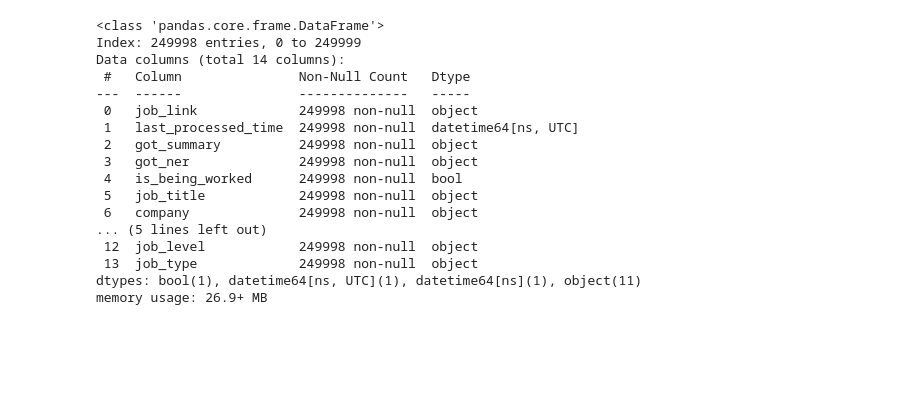
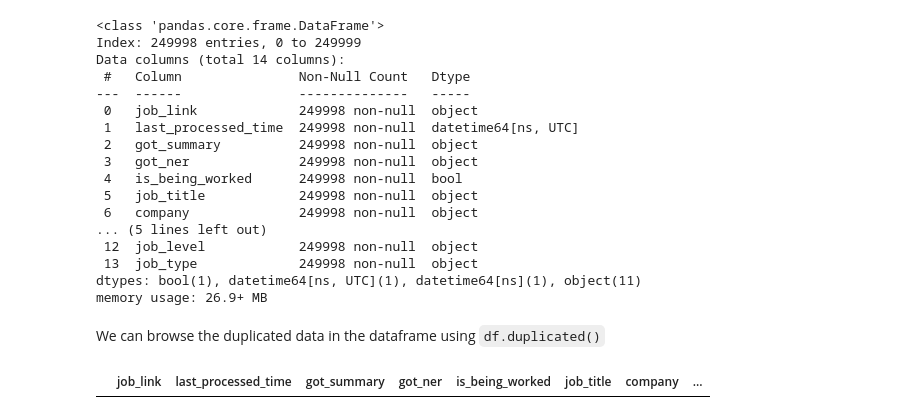
Before and after one commit to YaserKhy/Data-Analysis-Project-T5, a Jupyter notebook: Data Analysis Project.ipynb, the cells around one changed output. Cells and saved outputs as stored; diff of their text form; code cells hidden in the pictures; blank space fills up the shorter version.

```diff
--- a/Data Analysis Project.ipynb
+++ b/Data Analysis Project.ipynb
@@ -298,0 +296,6 @@ memory usage: 26.9+ MB
+# %% [markdown]
+We can browse the duplicated data in the dataframe using `df.duplicated()`
+# %%
+df[df.duplicated()]
+# %% [output]
+|  | job_link | last_processed_time | got_summary | got_ner | is_being_worked | job_title | company | ... |
```
Also changed, not shown: parts of 13 cells of this notebook.
